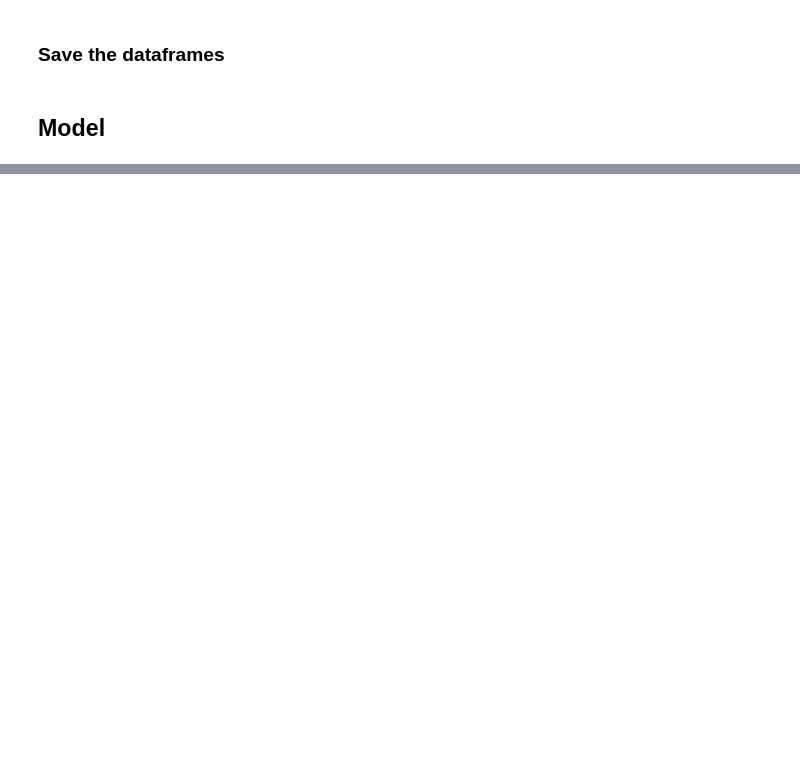
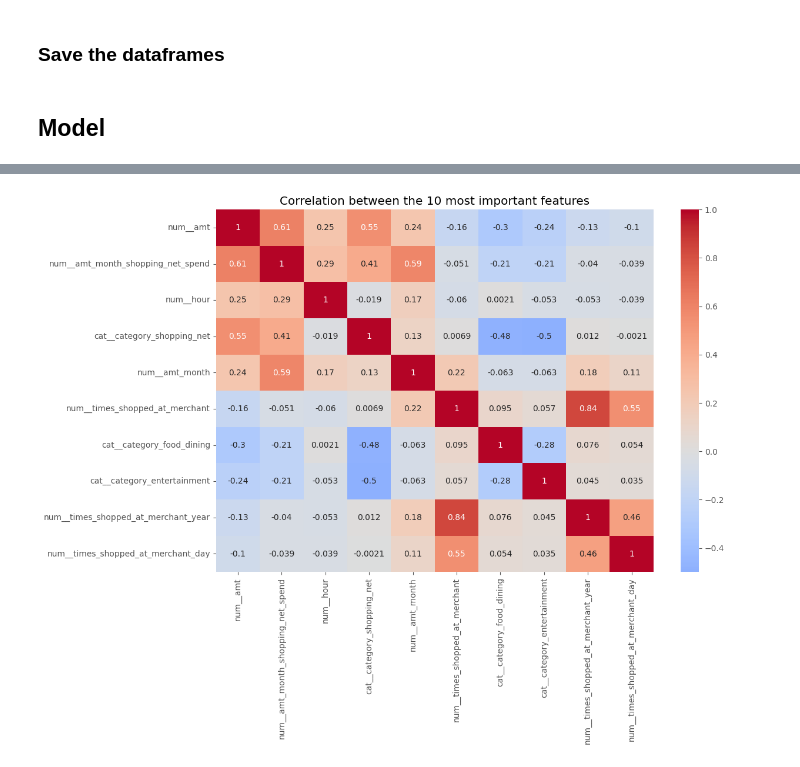
Before and after one commit to Montoya086/Mobile-Apps-Fraud-Detection, a Jupyter notebook: main.ipynb, the cells around one changed output, grey strips where cells are left out. Drawn from its saved outputs; the diff is of its cells as text; code cells hidden in the pictures; blank space fills up the shorter version.

```diff
--- a/main.ipynb
+++ b/main.ipynb
@@ -495,0 +543,10 @@ Early stopping, best iteration is:
+# %%
+top_features = feature_importance.head(10).index
+correlation_matrix = X_train_balanced_df[top_features].corr()
+
+plt.figure(figsize=(12, 8))
+sns.heatmap(correlation_matrix, annot=True, cmap='coolwarm', center=0)
+plt.title('Correlation between the 10 most important features')
+plt.show()
+# %% [output]
+[figure, added]
```
Also changed, not shown: parts of 16 cells of this notebook.
